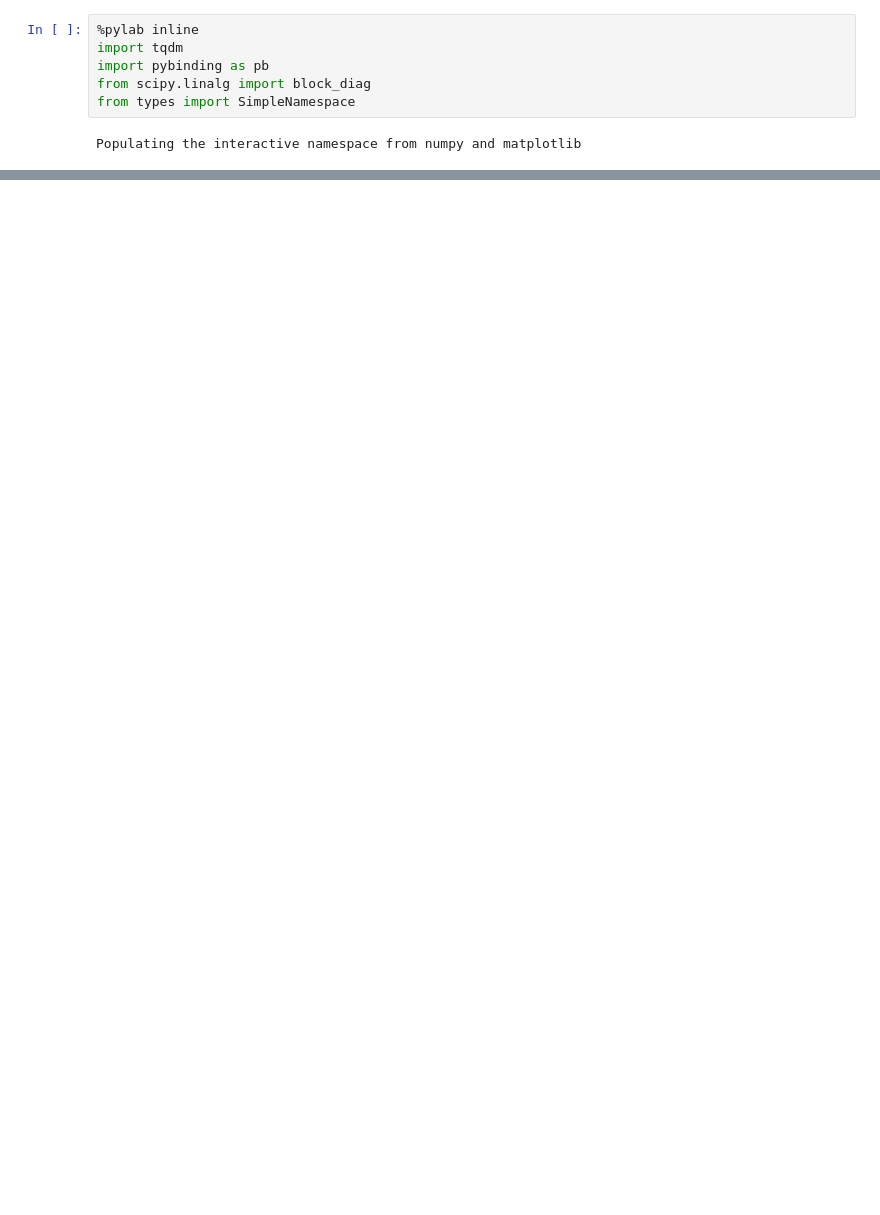
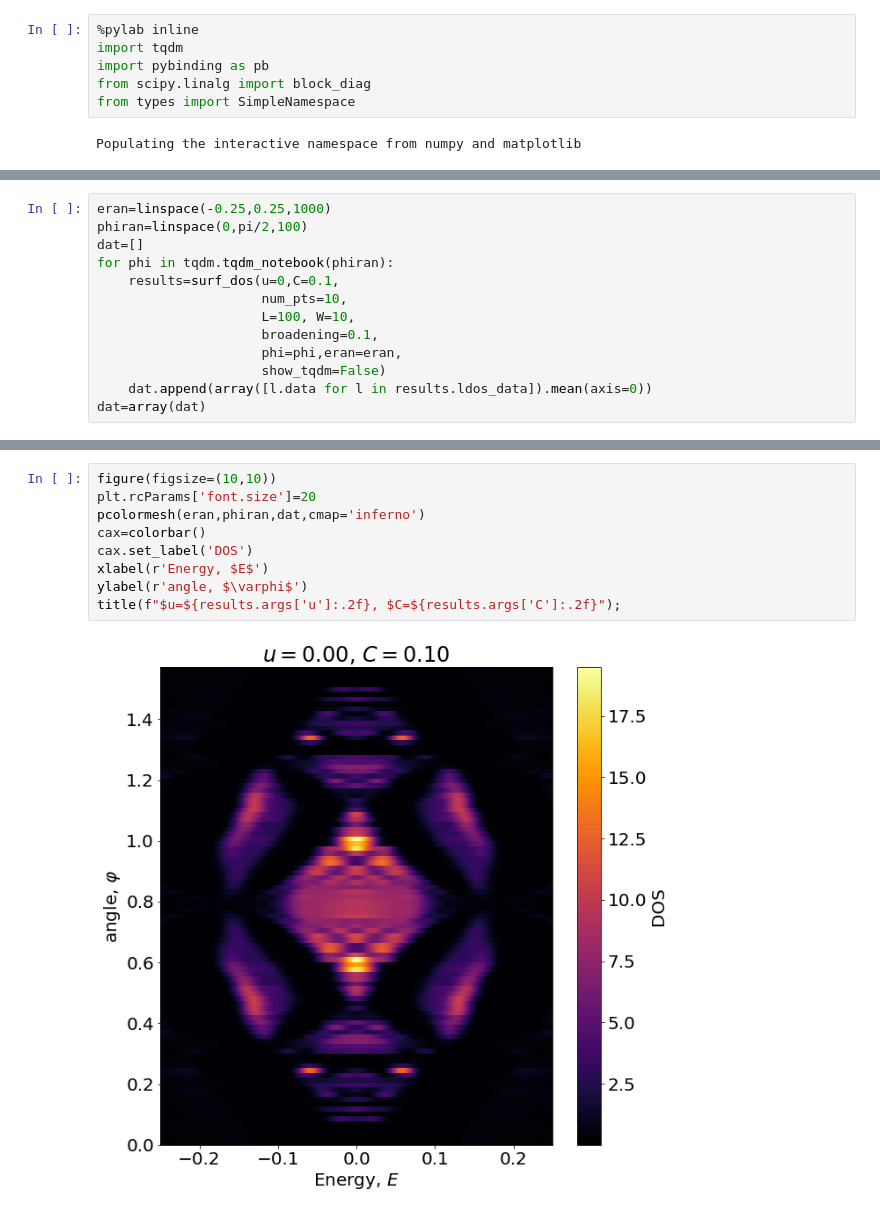
Before and after one commit to asbothjanos/Weyl_Z2_2D, a Jupyter notebook: python/Coupled_BHZedge_angle_pybinding_kpm.ipynb, the cells around one changed output, grey strips where cells are left out. Cells and saved outputs as stored; diff of their text form; blank space fills up the shorter version.

```diff
--- a/python/Coupled_BHZedge_angle_pybinding_kpm.ipynb
+++ b/python/Coupled_BHZedge_angle_pybinding_kpm.ipynb
@@ -94,0 +88,13 @@ for i,p in enumerate(linspace(0,pi/2,10)):
+# %%
+eran=linspace(-0.25,0.25,1000)
+phiran=linspace(0,pi/2,100)
+dat=[]
+for phi in tqdm.tqdm_notebook(phiran):
+    results=surf_dos(u=0,C=0.1,
+                     num_pts=10,
+                     L=100, W=10,
+                     broadening=0.1,
+                     phi=phi,eran=eran,
+                     show_tqdm=False)
+    dat.append(array([l.data for l in results.ldos_data]).mean(axis=0))
+dat=array(dat)
@@ -94,0 +103,11 @@ for i,p in enumerate(linspace(0,pi/2,10)):
+# %%
+figure(figsize=(10,10))
+plt.rcParams['font.size']=20
+pcolormesh(eran,phiran,dat,cmap='inferno')
+cax=colorbar()
+cax.set_label('DOS')
+xlabel(r'Energy, $E$')
+ylabel(r'angle, $\varphi$')
+title(f"$u=${results.args['u']:.2f}, $C=${results.args['C']:.2f}");
+# %% [output]
+[figure, added]
```
Also changed, not shown: parts of 7 cells of this notebook.
